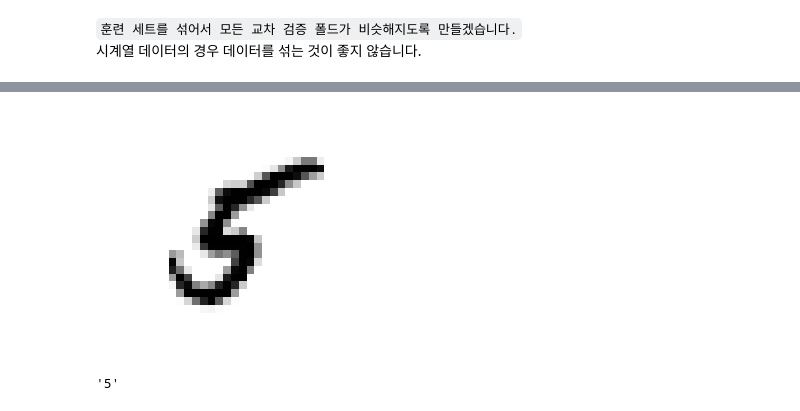
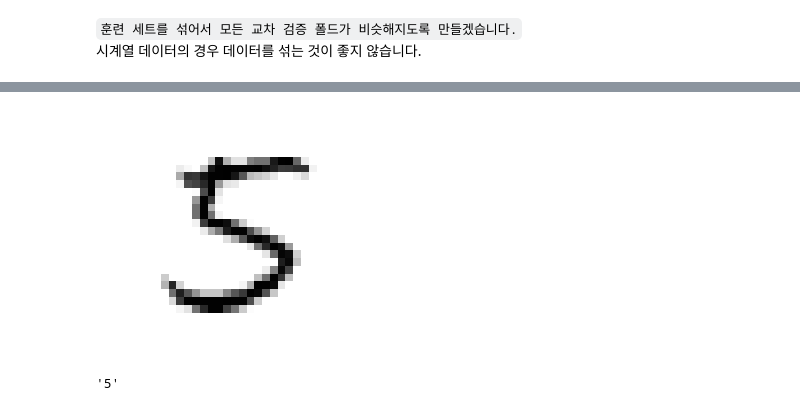
Before and after one commit to cloudallera/handson-ml, a Jupyter notebook: _mystudy/03_classification.ipynb, the cells around one changed output, grey strips where cells are left out. Drawn from its saved outputs; the diff is of its cells as text; code cells hidden in the pictures.

```diff
--- a/_mystudy/03_classification.ipynb
+++ b/_mystudy/03_classification.ipynb
@@ -62,14 +62,14 @@ array([ 0,  1, 15, 35, 39, 65, 68, 69, 77, 85])
 # %%
 %matplotlib inline
 import matplotlib
 import matplotlib.pyplot as plt
 
-some_digit = X_train[0]
+some_digit = X_train[8]
 some_digit_image = some_digit.reshape(28, 28)
 plt.imshow(some_digit_image, cmap=matplotlib.cm.binary, interpolation='nearest')
 plt.axis("off")
 plt.show()
 # %% [output]
-[figure, old version]
+[figure, new version]
 # %%
 # 실제 레이블 확인
```
Also changed, not shown: parts of 77 cells of this notebook.
